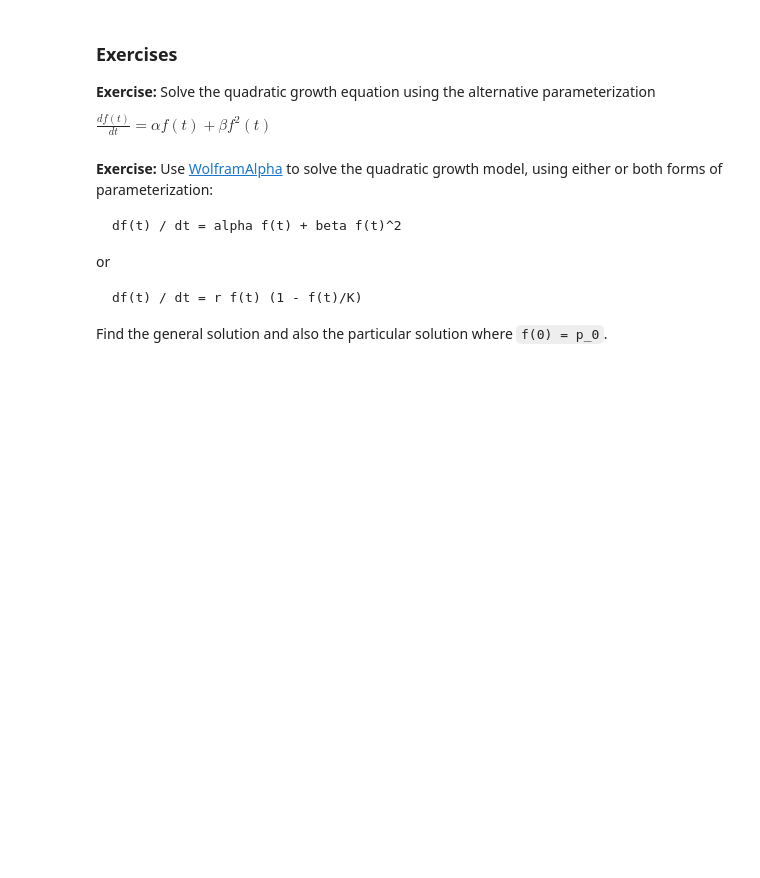
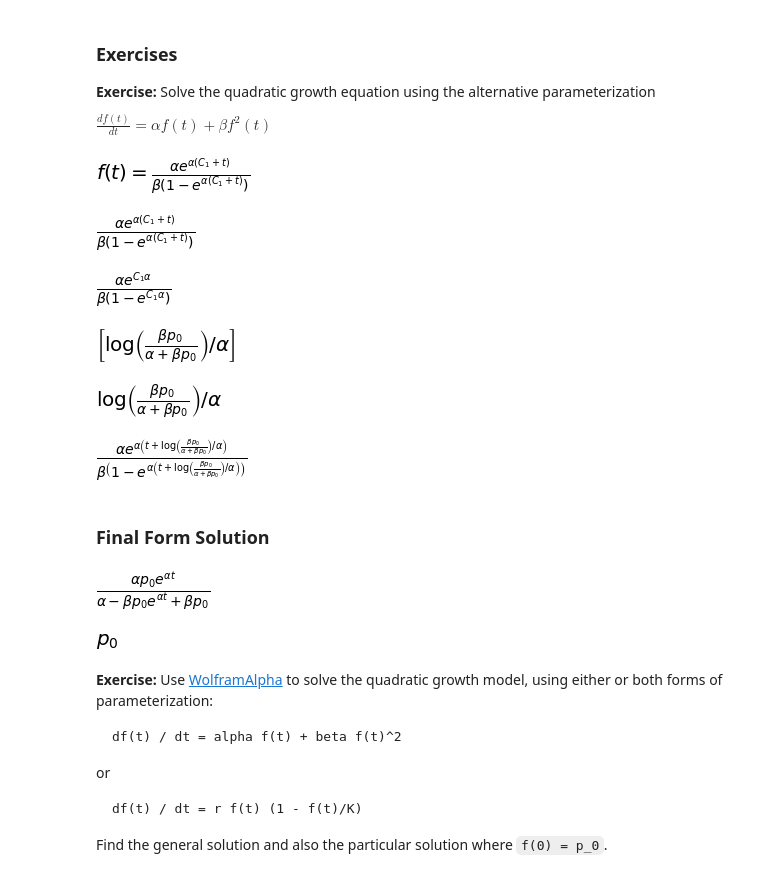
Before and after one commit to st3vejobs/DATA-604, a Jupyter notebook: Homework_4/DATA_604_HW4_Chapter_9.ipynb, the cells around one changed output. Drawn from its saved outputs; the diff is of its cells as text; code cells hidden in the pictures; blank space fills up the shorter version.

```diff
--- a/Homework_4/DATA_604_HW4_Chapter_9.ipynb
+++ b/Homework_4/DATA_604_HW4_Chapter_9.ipynb
@@ -181,3 +185,50 @@ $\frac{df(t)}{dt} = \alpha f(t) + \beta f^2(t) $
+# %%
+alpha = symbols('alpha')
+beta = symbols('beta')
+
+dft_dt = Eq(diff(f(t),t),alpha*f(t) + beta*f(t)**2)
+
+solve_dft_dt = dsolve(dft_dt)
+solve_dft_dt # Why doesn't print() work here?
+# %% [output]
+[figure, added]
+# %%
+rhs = solve_dft_dt.rhs
+rhs
+# %% [output]
+[figure, added]
+# %%
+solve_0 = rhs.subs(t,0)
+solve_0
+# %% [output]
+[figure, added]
+# %%
+soln = solve(Eq(solve_0, p_0), C1)
+type(soln), len(soln)
+soln
+# %% [output]
+[figure, added]
+# %%
+C1_val = soln[0]
+C1_val
+# %% [output]
+[figure, added]
+# %%
+particular_soln = rhs.subs(C1, C1_val)
+particular_soln
+# %% [output]
+[figure, added]
+# %% [markdown]
+### Final Form Solution
+# %%
+particular = simplify(particular_soln)
+particular
+# %% [output]
+[figure, added]
+# %%
+particular.subs(t,0)
+# %% [output]
+[figure, added]
 # %% [markdown]
 **Exercise:**  Use [WolframAlpha](https://www.wolframalpha.com/) to solve the quadratic growth model, using either or both forms of parameterization:
 
```
Also changed, not shown: parts of 22 cells of this notebook.
